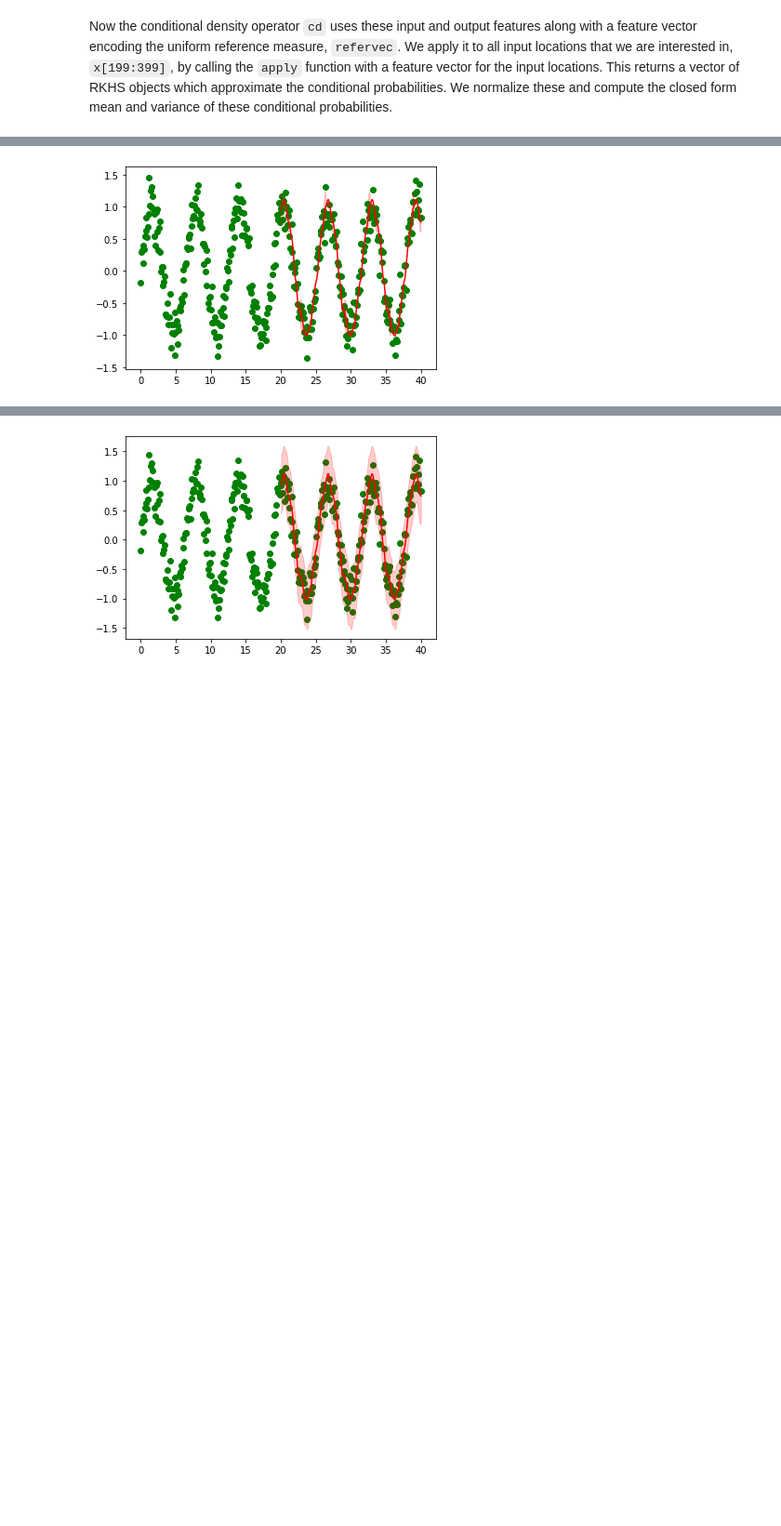
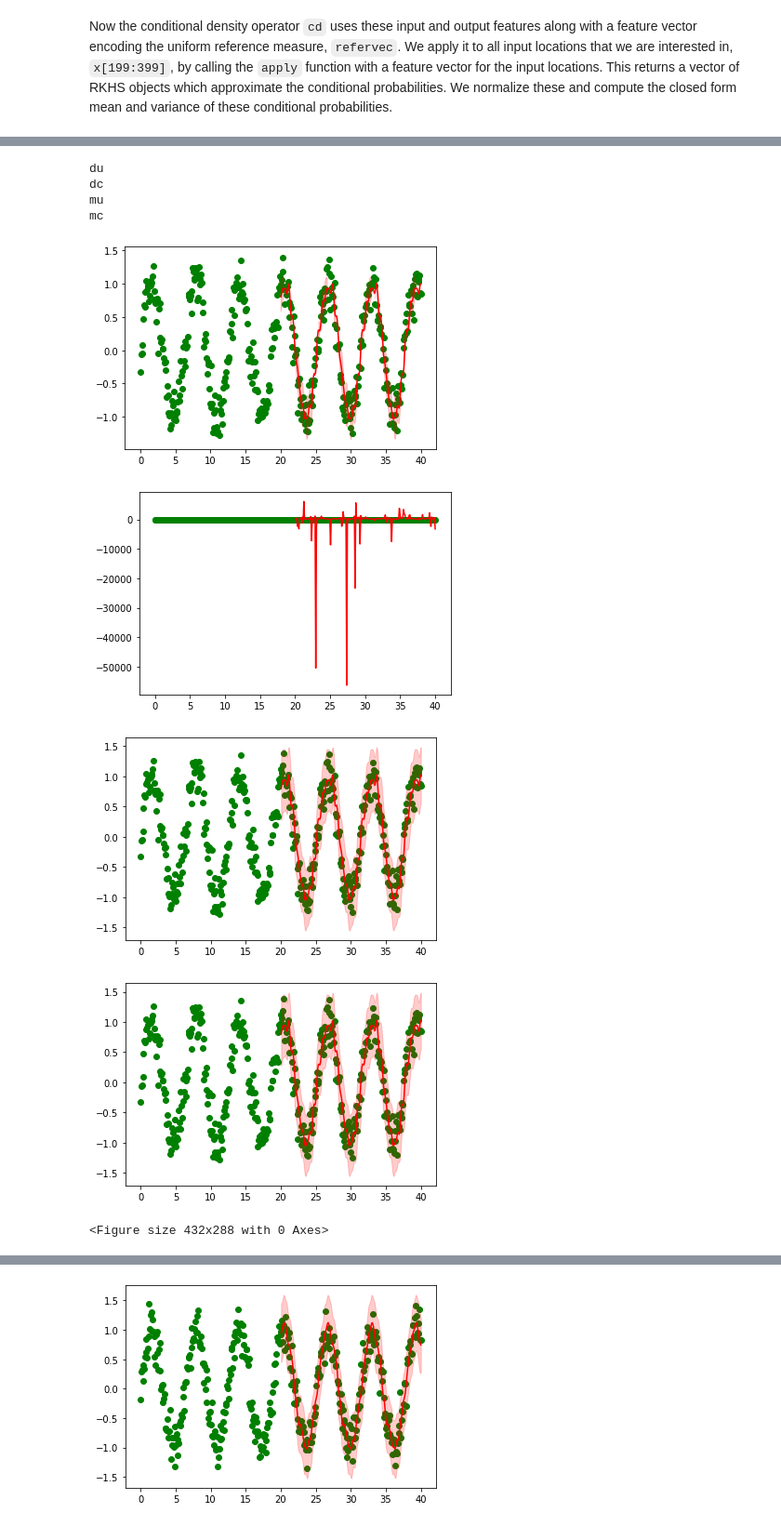
Before and after one commit to zalandoresearch/JaxRK, a Jupyter notebook: examples/Quick_start.ipynb, the cells around one changed output, grey strips where cells are left out. Shown at 93% size. Cells and saved outputs as stored; diff of their text form; code cells hidden in the pictures; blank space fills up the shorter version.

```diff
--- a/examples/Quick_start.ipynb
+++ b/examples/Quick_start.ipynb
@@ -74,7 +76,7 @@ from jax import random
 x = np.linspace(0, 40, 400).reshape((-1, 1))
 y = np.sin(x) + randn(len(x)).reshape((-1, 1)) * 0.2
 out_kern = GaussianKernel(0.4)
-refervec = FiniteVec(out_kern, np.linspace(y[:-201].min() - 4, y[:-201].max() + 4, 6000)[:, None], [])
+refervec = FiniteVec(out_kern, np.linspace(y[:-201].min() - 2, y[:-201].max() + 2, 6000)[:, None], [])
 
 pl.scatter(x.T, y.T)
 # %% [output]
@@ -102,0 +129,5 @@ We apply it to all input locations that we are interested in, `x[199:399]`, by c
+# %%
+op = {"du": Cdo(invec, outvec, refervec, center = False),
+            "dc": Cdo(invec, outvec, refervec, center = True),
+            "mu": Cmo(invec, outvec, center = False),
+            "mc": Cmo(invec, outvec, center = True)}
@@ -103,7 +142,15 @@ We apply it to all input locations that we are interested in, `x[199:399]`, by c
 # %%
-cd = Cdo(invec, outvec, refervec, center = False)
-#cd = Cmo(invec, outvec, center = True)
-mean_var = np.array((cd @ FiniteVec(invec.k, x[199:399])).get_mean_var()).T
-plot_pred(mean_var, x, y)
+for l in op:
+    print(l)
+    plot_pred(np.array((op[l] @ FiniteVec(invec.k, x[199:399])).get_mean_var()).T, x, y)
+    pl.figure()
 # %% [output]
+du
+dc
+mu
+mc
-[figure, old version]
+[figure, new version]
+[figure, added]
+[figure, added]
+[figure, added]
+<Figure size 432x288 with 0 Axes>
```
Also changed, not shown: parts of 11 cells of this notebook, 9 other files.
